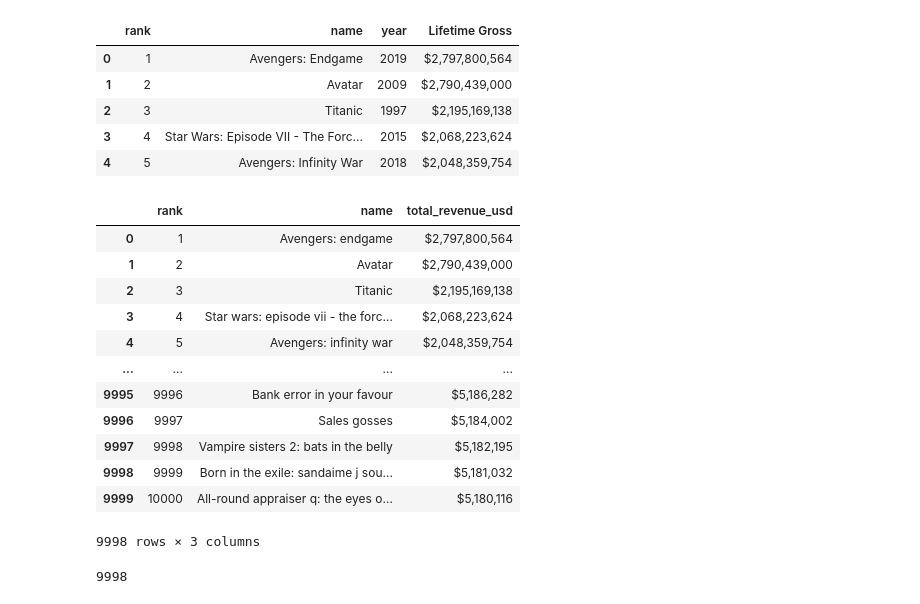
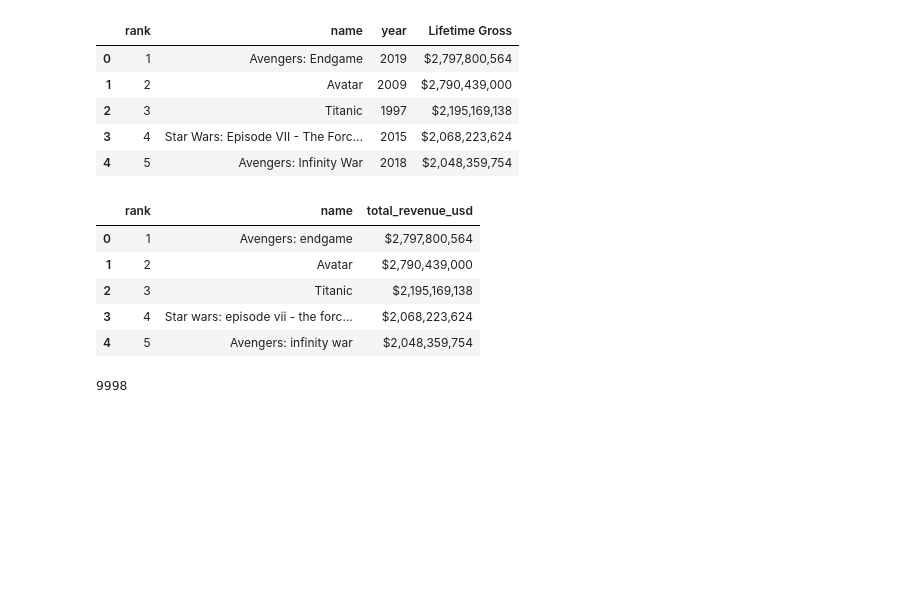
Before and after one commit to IrinaUX/Group7-ETL-Project, a Jupyter notebook: ETL_final.ipynb, the cells around one changed output. Drawn from its saved outputs; the diff is of its cells as text; code cells hidden in the pictures; blank space fills up the shorter version.

```diff
--- a/ETL_final.ipynb
+++ b/ETL_final.ipynb
@@ -196,21 +194,14 @@ total_gross_info = total_gross_info.drop(columns='year')
 # Rename Lifetime Gross to total_revenue_usd
 total_gross_info = total_gross_info.rename(columns={'Lifetime Gross': 'total_revenue_usd'})
 # %%
-total_gross_info
+total_gross_info.head()
 # %% [output]
 |  | rank | name | total_revenue_usd |
 | 0 | 1 | Avengers: endgame | $2,797,800,564 |
 | 1 | 2 | Avatar | $2,790,439,000 |
 | 2 | 3 | Titanic | $2,195,169,138 |
 | 3 | 4 | Star wars: episode vii - the forc... | $2,068,223,624 |
 | 4 | 5 | Avengers: infinity war | $2,048,359,754 |
-| ... | ... | ... | ... |
-| 9995 | 9996 | Bank error in your favour | $5,186,282 |
-| 9996 | 9997 | Sales gosses | $5,184,002 |
-| 9997 | 9998 | Vampire sisters 2: bats in the belly | $5,182,195 |
-| 9998 | 9999 | Born in the exile: sandaime j sou... | $5,181,032 |
-| 9999 | 10000 | All-round appraiser q: the eyes o... | $5,180,116 |
-9998 rows × 3 columns
 # %%
 # Convert total_revenue_usd to Integer
 tot_rev_usd = total_gross_info['total_revenue_usd']
```
Also changed, not shown: parts of 50 cells of this notebook, 1 other file.
